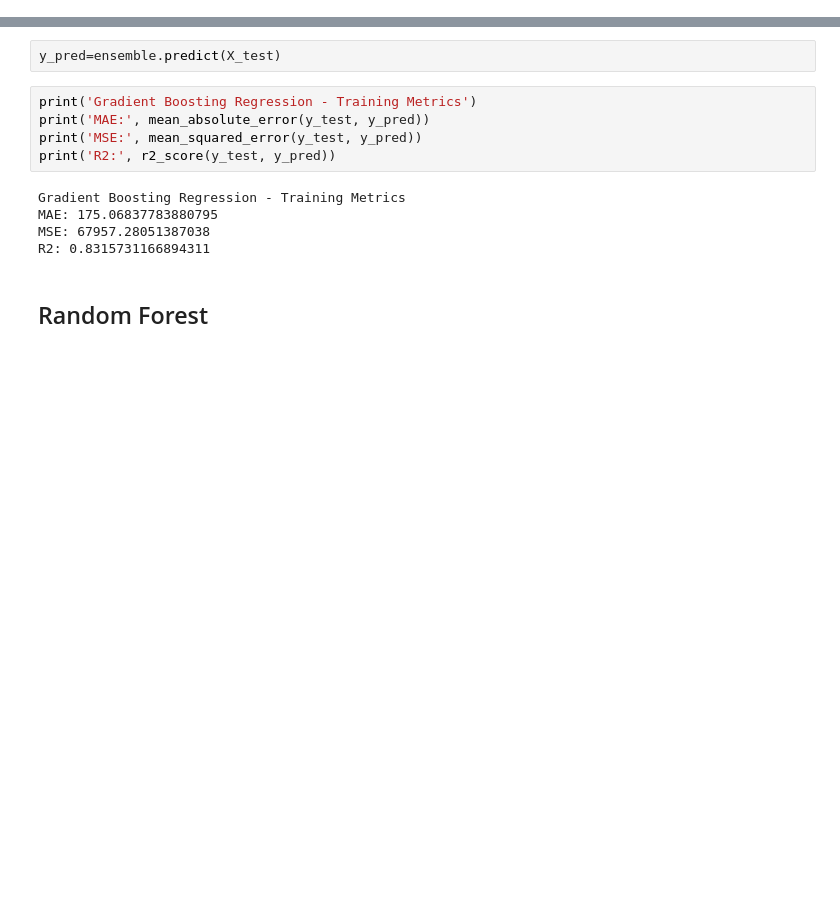
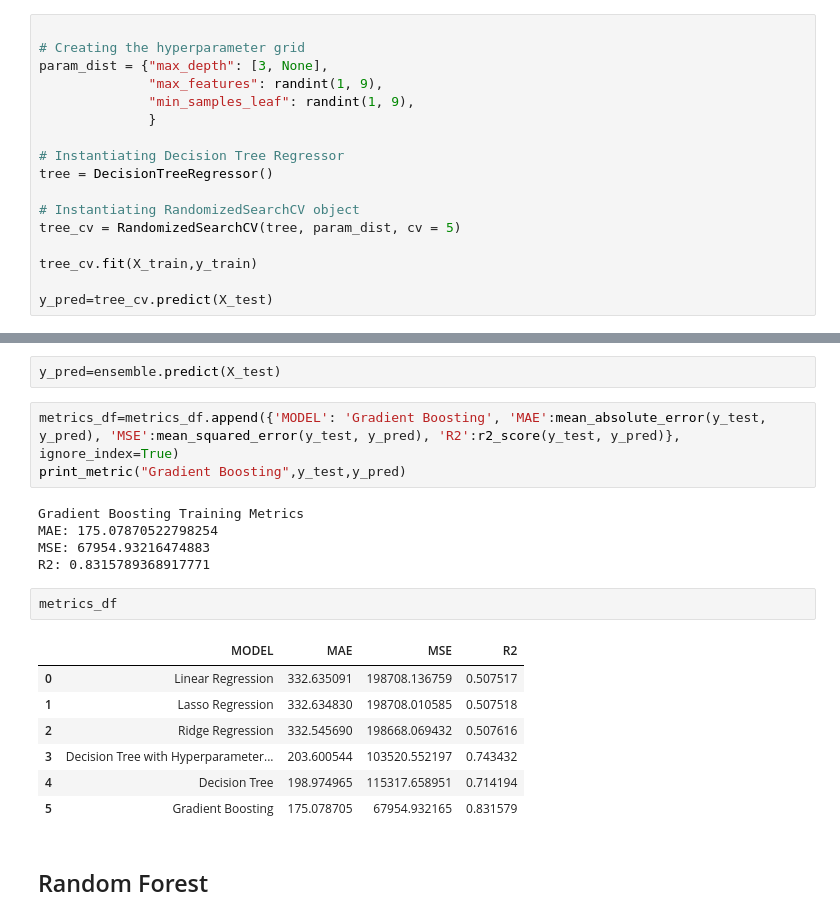
Before and after one commit to NayanaPradeep/Bike_Sharing_Demand, a Jupyter notebook: Bike_Sharing_Demand_Prediction_Capstone_Project.ipynb, the cells around one changed output, grey strips where cells are left out. Cells and saved outputs as stored; diff of their text form; blank space fills up the shorter version.

```diff
--- a/Bike_Sharing_Demand_Prediction_Capstone_Project.ipynb
+++ b/Bike_Sharing_Demand_Prediction_Capstone_Project.ipynb
@@ -713,0 +621,17 @@ R2: 0.5076164982647654
+# %%
+
+# Creating the hyperparameter grid
+param_dist = {"max_depth": [3, None],
+              "max_features": randint(1, 9),
+              "min_samples_leaf": randint(1, 9),
+              }
+
+# Instantiating Decision Tree Regressor
+tree = DecisionTreeRegressor()
+
+# Instantiating RandomizedSearchCV object
+tree_cv = RandomizedSearchCV(tree, param_dist, cv = 5)
+
+tree_cv.fit(X_train,y_train)
+
+y_pred=tree_cv.predict(X_test)
@@ -757,15 +704,23 @@ GradientBoostingRegressor(alpha=0.9, ccp_alpha=0.0, criterion='friedman_mse',
 # %%
 y_pred=ensemble.predict(X_test)
 # %%
-print('Gradient Boosting Regression - Training Metrics')
-print('MAE:', mean_absolute_error(y_test, y_pred))
-print('MSE:', mean_squared_error(y_test, y_pred))
-print('R2:', r2_score(y_test, y_pred))
+metrics_df=metrics_df.append({'MODEL': 'Gradient Boosting', 'MAE':mean_absolute_error(y_test, y_pred), 'MSE':mean_squared_error(y_test, y_pred), 'R2':r2_score(y_test, y_pred)}, ignore_index=True)
+print_metric("Gradient Boosting",y_test,y_pred)
 # %% [output]
-Gradient Boosting Regression - Training Metrics
-MAE: 175.06837783880795
-MSE: 67957.28051387038
-R2: 0.8315731166894311
+Gradient Boosting Training Metrics
+MAE: 175.07870522798254
+MSE: 67954.93216474883
+R2: 0.8315789368917771
+# %%
+metrics_df
+# %% [output]
+|  | MODEL | MAE | MSE | R2 |
+| 0 | Linear Regression | 332.635091 | 198708.136759 | 0.507517 |
+| 1 | Lasso Regression | 332.634830 | 198708.010585 | 0.507518 |
+| 2 | Ridge Regression | 332.545690 | 198668.069432 | 0.507616 |
+| 3 | Decision Tree with Hyperparameter... | 203.600544 | 103520.552197 | 0.743432 |
+| 4 | Decision Tree | 198.974965 | 115317.658951 | 0.714194 |
+| 5 | Gradient Boosting | 175.078705 | 67954.932165 | 0.831579 |
 # %% [markdown]
 ## Random Forest
 # %%
```
Also changed, not shown: parts of 43 cells of this notebook.
